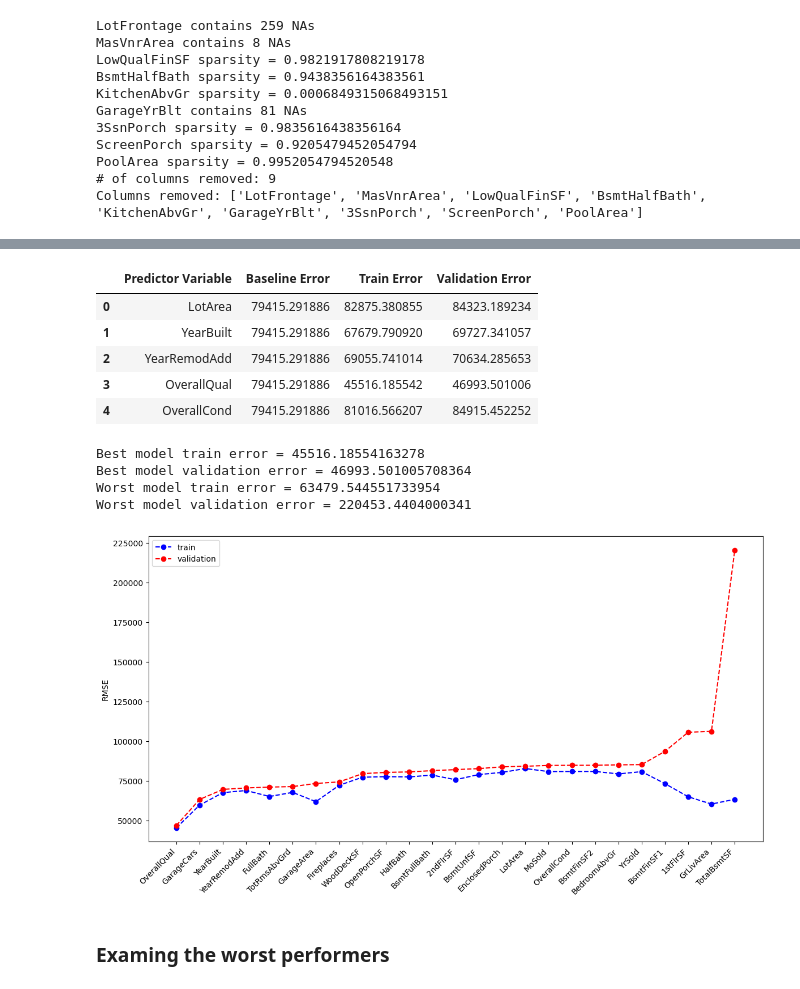
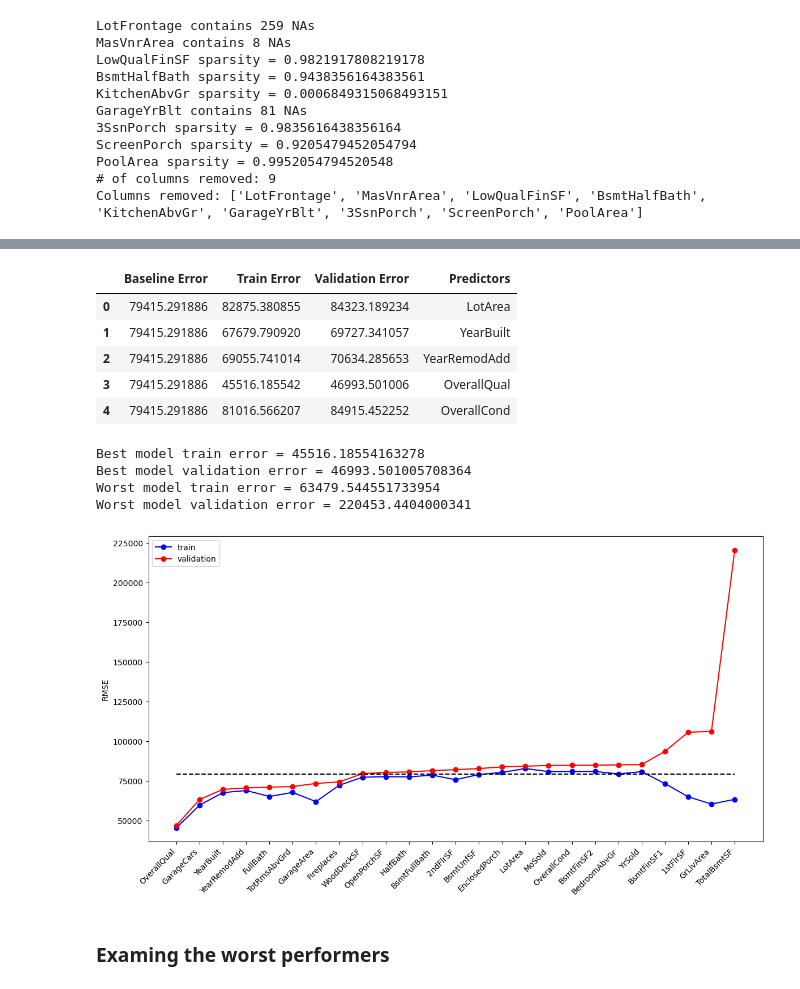
Before and after one commit to carpentries-incubator/high-dimensional-analysis-in-python, a Jupyter notebook: code/03-Regression-intro.ipynb, the cells around one changed output, grey strips where cells are left out. Cells and saved outputs as stored; diff of their text form; code cells hidden in the pictures.

```diff
--- a/code/03-Regression-intro.ipynb
+++ b/code/03-Regression-intro.ipynb
@@ -449,4 +451,5 @@ df_model_err = compare_models(y=y, baseline_pred=baseline_predict,
                               X_val=X_val, y_val=y_val,
                               predictors_list=X_train.columns,
                               metric='RMSE', log_scaled=True,
-                              model_type='unregularized', include_plots=False)
+                              model_type='unregularized',
+                              include_plots=False, verbose=False)
@@ -471,21 +456,21 @@ Holdout RMSE = 84837.77118209275
 # %%
 df_model_err.head()
 # %% [output]
-|  | Predictor Variable | Baseline Error | Train Error | Validation Error |
-| 0 | LotArea | 79415.291886 | 82875.380855 | 84323.189234 |
-| 1 | YearBuilt | 79415.291886 | 67679.790920 | 69727.341057 |
-| 2 | YearRemodAdd | 79415.291886 | 69055.741014 | 70634.285653 |
-| 3 | OverallQual | 79415.291886 | 45516.185542 | 46993.501006 |
-| 4 | OverallCond | 79415.291886 | 81016.566207 | 84915.452252 |
+|  | Baseline Error | Train Error | Validation Error | Predictors |
+| 0 | 79415.291886 | 82875.380855 | 84323.189234 | LotArea |
+| 1 | 79415.291886 | 67679.790920 | 69727.341057 | YearBuilt |
+| 2 | 79415.291886 | 69055.741014 | 70634.285653 | YearRemodAdd |
+| 3 | 79415.291886 | 45516.185542 | 46993.501006 | OverallQual |
+| 4 | 79415.291886 | 81016.566207 | 84915.452252 | OverallCond |
 # %%
 from regression_predict_sklearn import compare_models_plot
-sorted_predictors = compare_models_plot(df_model_err, 'RMSE');
+sorted_predictors, best_train_err, best_val_err = compare_models_plot(df_model_err, 'RMSE');
 # %% [output]
 Best model train error = 45516.18554163278
 Best model validation error = 46993.501005708364
 Worst model train error = 63479.544551733954
 Worst model validation error = 220453.4404000341
-[figure, old version]
+[figure, new version]
 # %% [markdown]
 ### Examing the worst performers
 # %%
```
Also changed, not shown: parts of 12 cells of this notebook, 3 other files.
